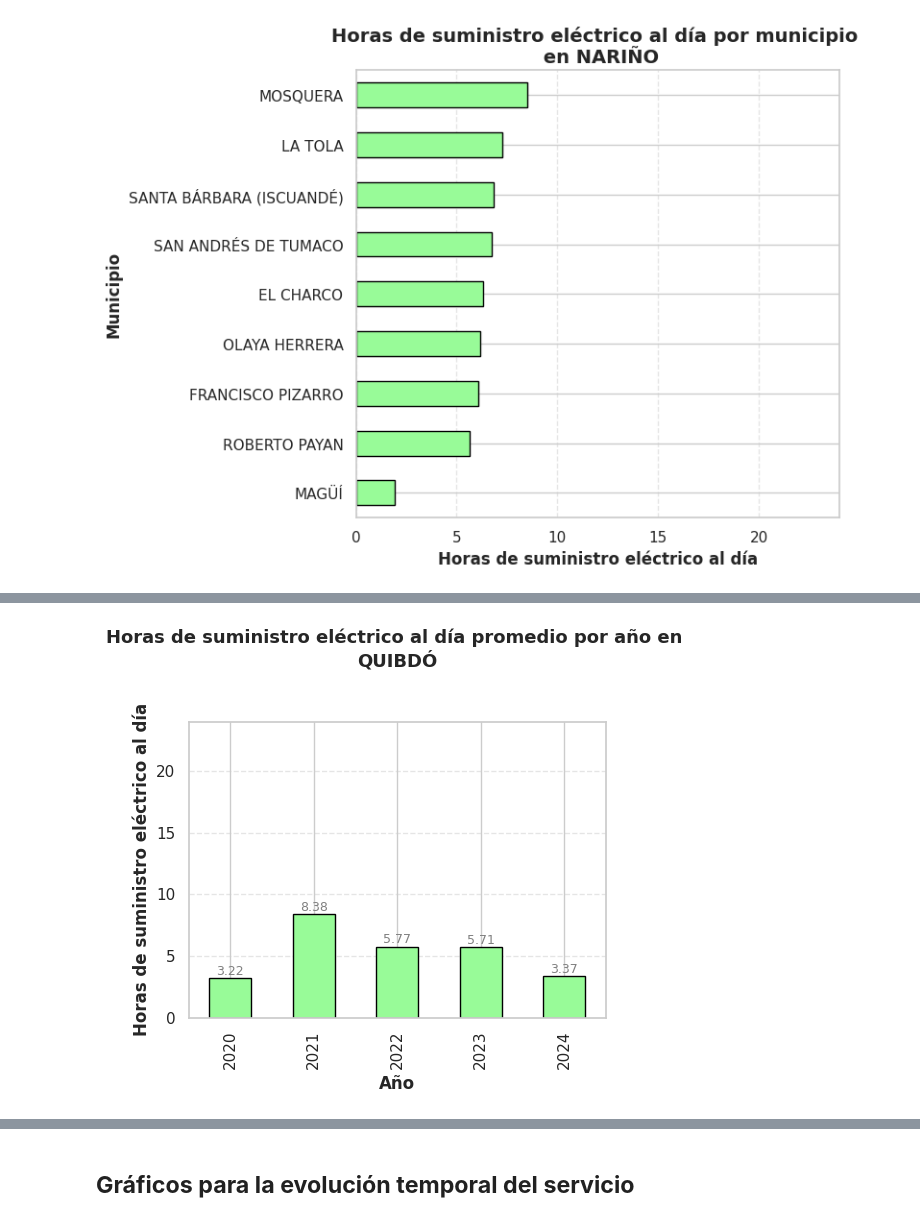
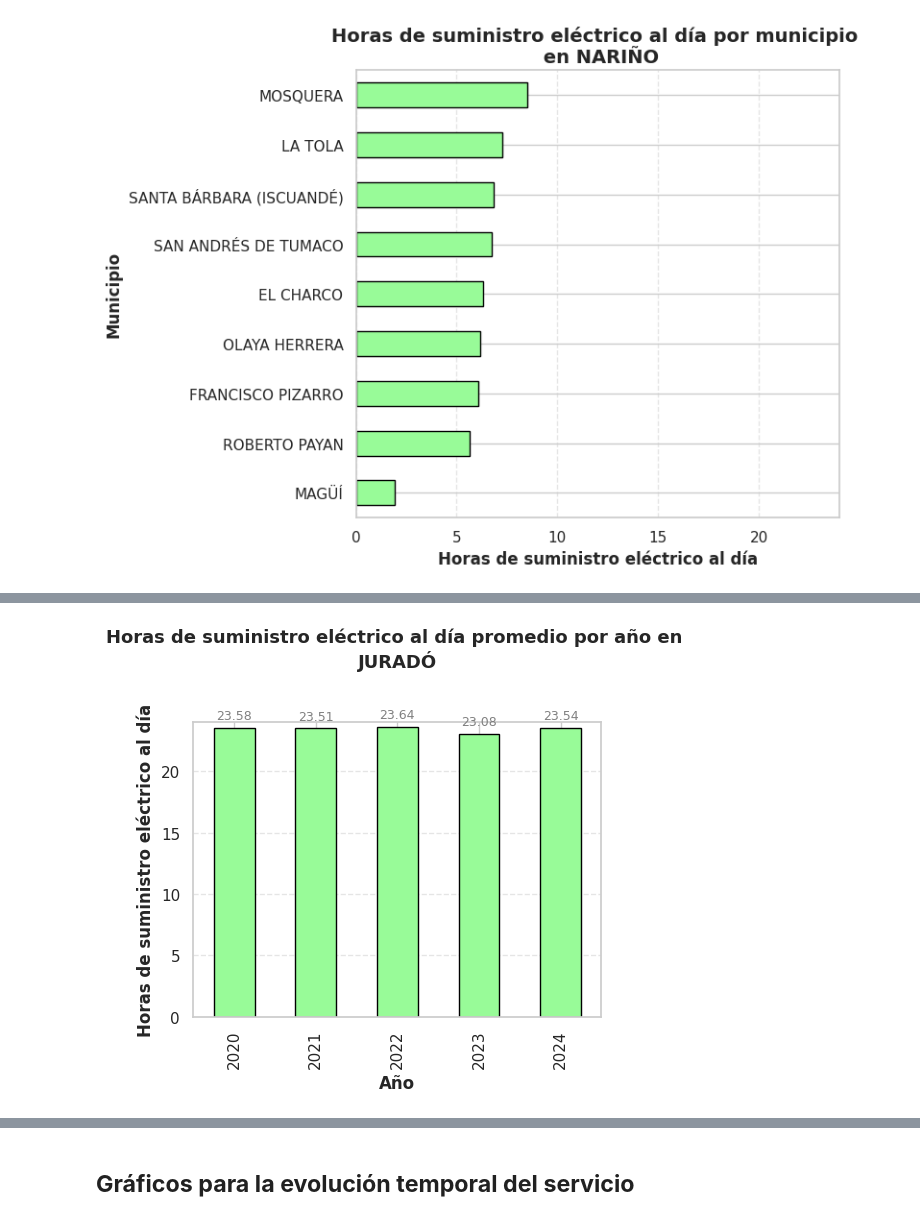
Before and after one commit to Will046-rA9/An-lisis-ZNI, a Jupyter notebook: ProyectoZNI (1).ipynb, the cells around one changed output, grey strips where cells are left out. Cells and saved outputs as stored; diff of their text form; code cells hidden in the pictures.

```diff
--- a/ProyectoZNI (1).ipynb
+++ b/ProyectoZNI (1).ipynb
@@ -1195,35 +1175,35 @@ def graficar_variable_en_municipio(df, municipio, variable_cod):
         'potencia_max': 'Potencia máxima (kW)',
         'hrs/dia_servicio': 'Horas de suministro eléctrico al día',
         'FP': 'Factor de potencia'
     }
     nombre_variable = nombres.get(variable_cod, variable_cod)
     datos = df[df['Municipio'] == municipio]
 
     if datos.empty:
         print(f"No se encontraron datos para el municipio: {municipio}")
         return
 
     promedios = datos.groupby("Año")[variable_cod].mean()
 
     plt.figure(figsize=(5, 5))
     ax = promedios.plot(kind='bar', color='palegreen', edgecolor='black') #a1d0ff ->color para FP
 
     for i, v in enumerate(promedios):
         ax.text(i, v + 0.03 * max(promedios), f'{v:.2f}', ha='center', fontsize=9, color='gray')
 
     plt.title(f'{nombre_variable} promedio por año en \n{municipio}', fontsize=13, weight='bold', pad=40)
     plt.xlabel('Año', weight='bold')
     plt.ylabel(nombre_variable, weight='bold')
     plt.grid(axis='y', linestyle='--', alpha=0.5)
     # plt.axhline(y=0.9, color='cyan', linestyle='--', label='Mínimo de Eficiencia')
     # plt.legend(loc='lower left')
     plt.tight_layout()
     plt.ylim(0,24)
     plt.show(20,24)
 
-graficar_variable_en_municipio(df_ZNI, 'QUIBDÓ', 'hrs/dia_servicio')
+graficar_variable_en_municipio(df_ZNI, 'JURADÓ', 'hrs/dia_servicio')
 # %% [output]
-[figure, old version]
+[figure, new version]
 # %%
 # df_ZNI[df_ZNI['Municipio'] == 'VIGÍA DEL FUERTE']['Localidad'].unique()
 # %%
```
Also changed, not shown: parts of 34 cells of this notebook.
